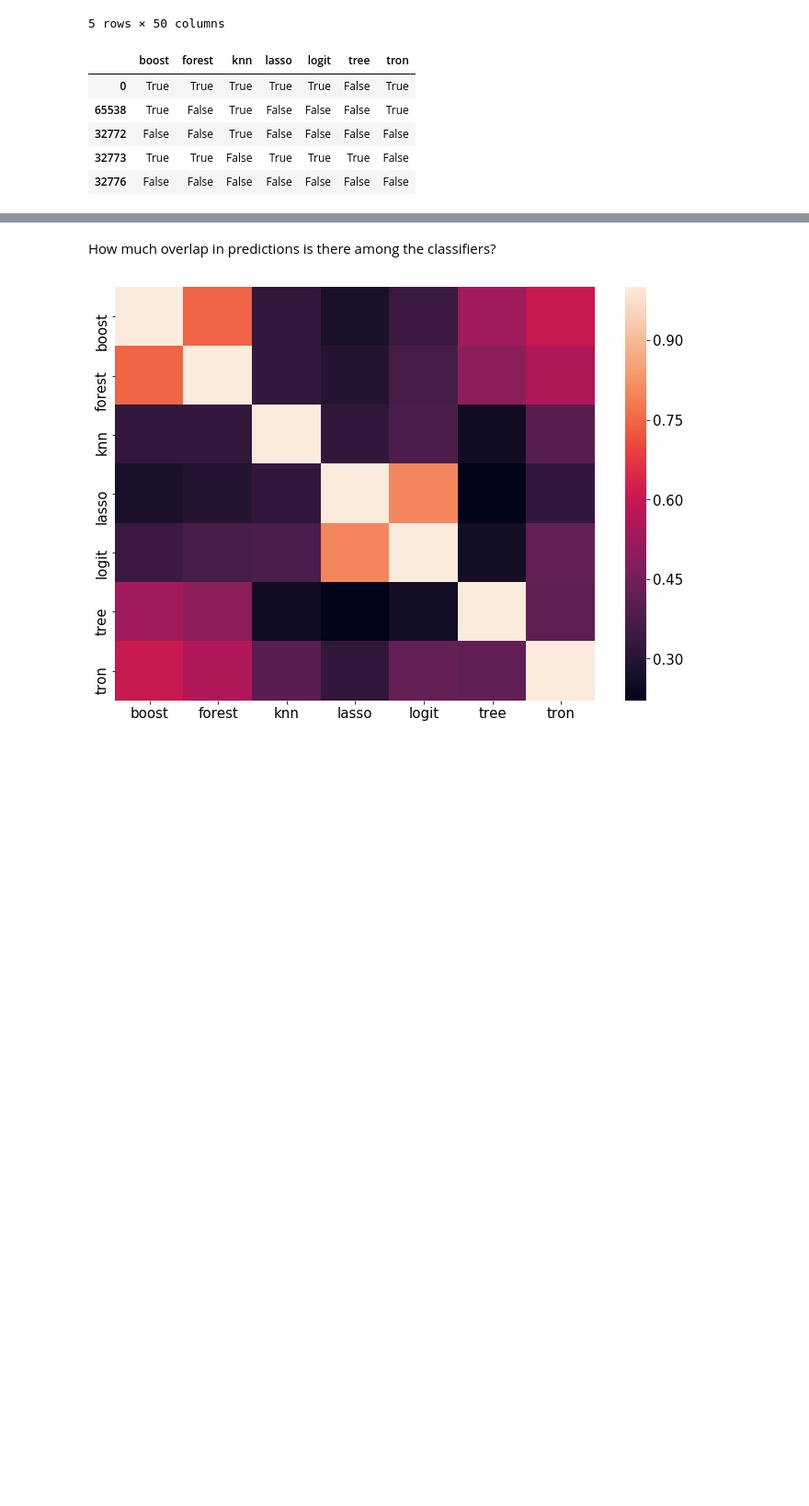
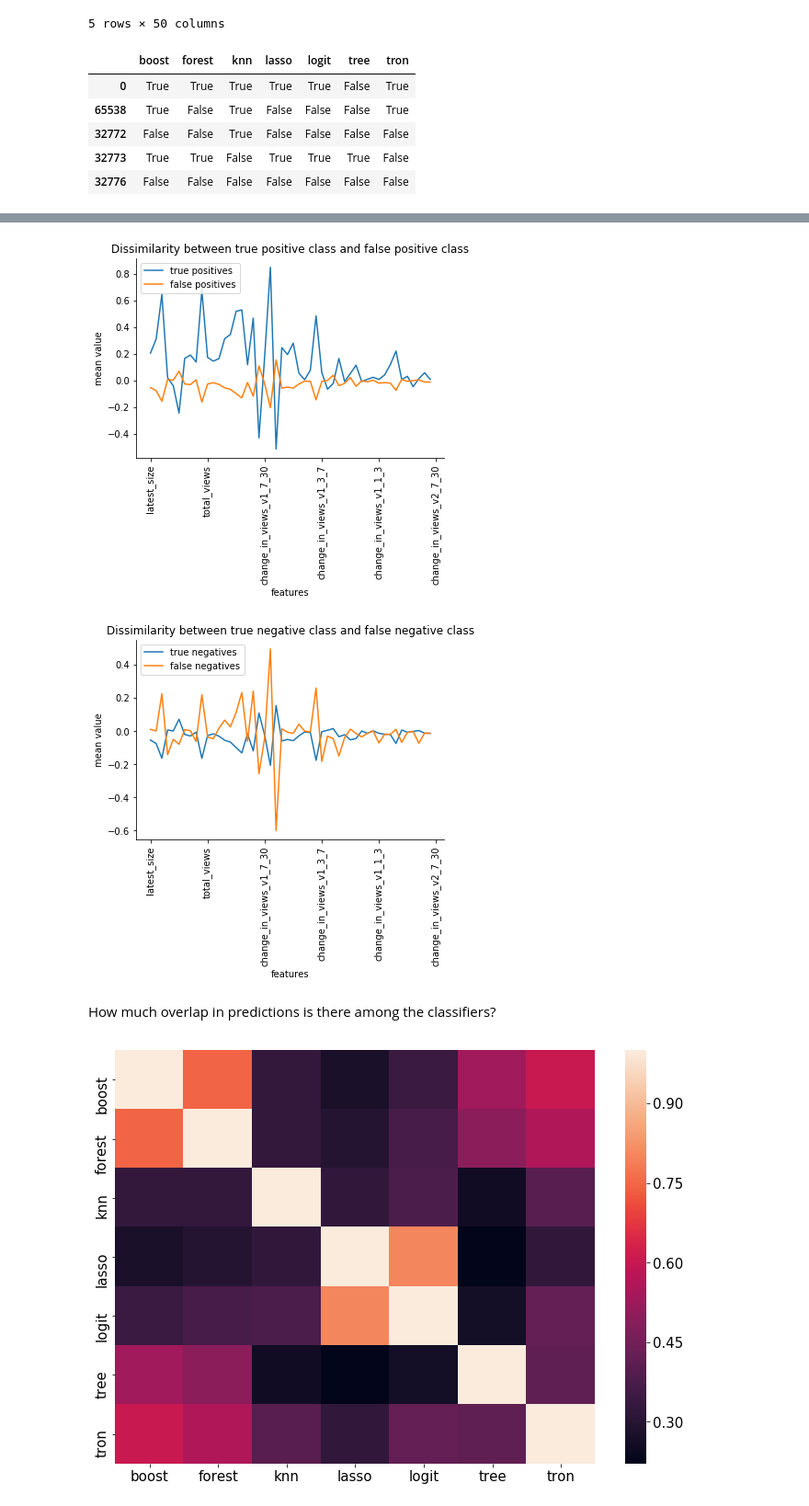
Before and after one commit to FajneFarita/Looking-for-a-Needle-in-a-Haystack-Predicting-Wikipedia-Edits, a Jupyter notebook: data/final/fall-2017-info-251-final-project-analysis-nnu.ipynb, the cells around one changed output, grey strips where cells are left out. Shown at 92% size. Drawn from its saved outputs; the diff is of its cells as text; code cells hidden in the pictures; blank space fills up the shorter version.

```diff
--- a/data/final/fall-2017-info-251-final-project-analysis-nnu.ipynb
+++ b/data/final/fall-2017-info-251-final-project-analysis-nnu.ipynb
@@ -1141,7 +1143,7 @@ classified_correctly = df_test.loc[(df_test['boost'] == True) &
             (df_test['tron'] == True)
            ]
 
-df_false_true = df_b2_ri.copy(deep=True)
+df_false_true = df_b2_ri_n.copy(deep=True)
 
 df_false = df_false_true.loc[misclassified.index.tolist(),:]
 
@@ -1255,3 +1205,11 @@ MAY NEED TO UPDATE NUMBERS HERE
+# %%
+plot_dissimilarity(tp_plot[:-1], fp_plot[:-1], 'true positives', 'false positives',
+                   features[:-1], 'Dissimilarity between true positive class and false positive class')
+plot_dissimilarity(tn_plot[:-1], fn_plot[:-1], 'true negatives', 'false negatives',
+                   features[:-1], 'Dissimilarity between true negative class and false negative class')
+# %% [output]
+[figure, added]
+[figure, added]
 # %% [markdown]
 How much overlap in predictions is there among the classifiers?
 # %%
```
Also changed, not shown: parts of 28 cells of this notebook.
